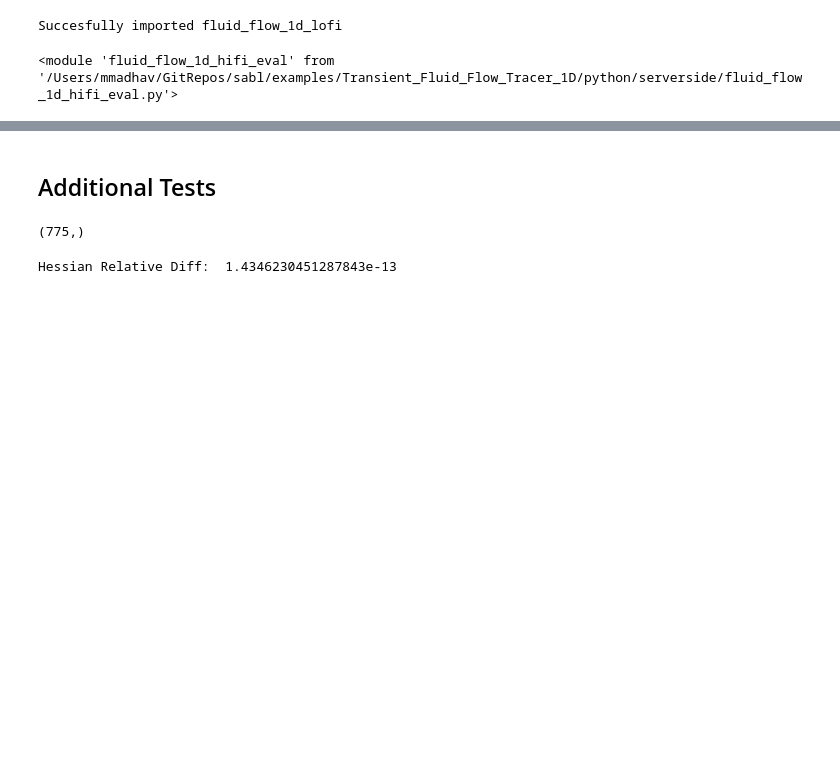
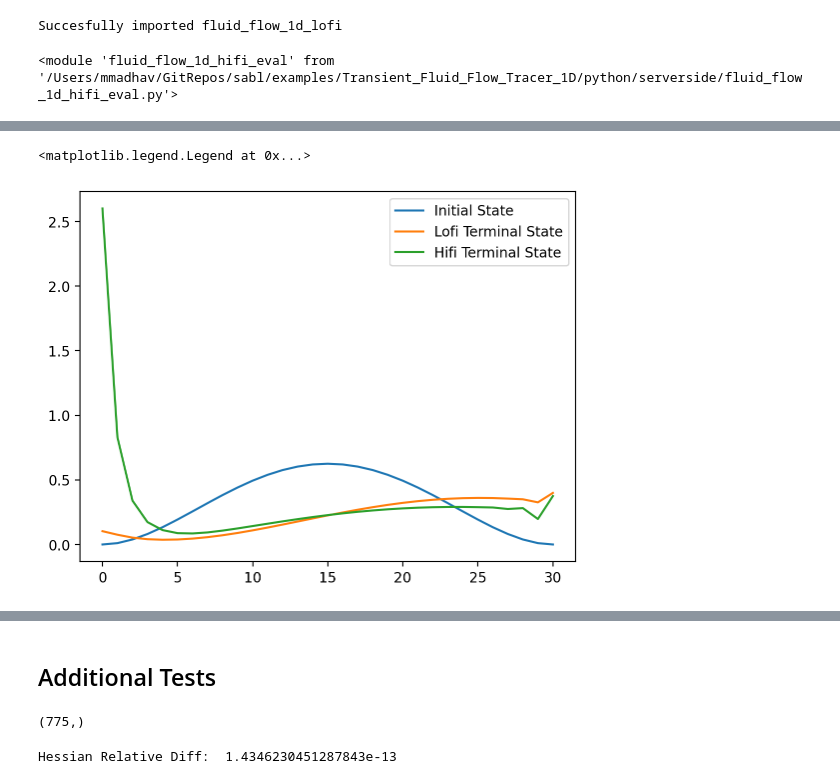
Before and after one commit to sandialabs/Sola, a Jupyter notebook: examples/Transient_Fluid_Flow_Tracer_1D/python/serverside/eval_discrepancy.ipynb, the cells around one changed output, grey strips where cells are left out. Drawn from its saved outputs; the diff is of its cells as text; code cells hidden in the pictures; blank space fills up the shorter version.

```diff
--- a/examples/Transient_Fluid_Flow_Tracer_1D/python/serverside/eval_discrepancy.ipynb
+++ b/examples/Transient_Fluid_Flow_Tracer_1D/python/serverside/eval_discrepancy.ipynb
@@ -162,3 +209,11 @@ Relative magnitude of discrepancy: 1.63%
+# %%
+vertex_plot(2*k0_1, label='Initial State')
+vertex_plot(kt_2_lofi[-31:], label='Lofi Terminal State')
+vertex_plot(kt_2_hifi[-31:], label='Hifi Terminal State')
+plt.legend()
+# %% [output]
+<matplotlib.legend.Legend at 0x...>
+[figure, added]
 # %%
 # Check whether discrepancy behaves linearly
 print(f"Relative diff between 2*disc_1 and disc_2: {lofi.np.linalg.norm(disc_2 - 2*disc_1)/lofi.np.linalg.norm(disc_2)*100:.2f}%")
```
Also changed, not shown: parts of 16 cells of this notebook, 9 other files.
